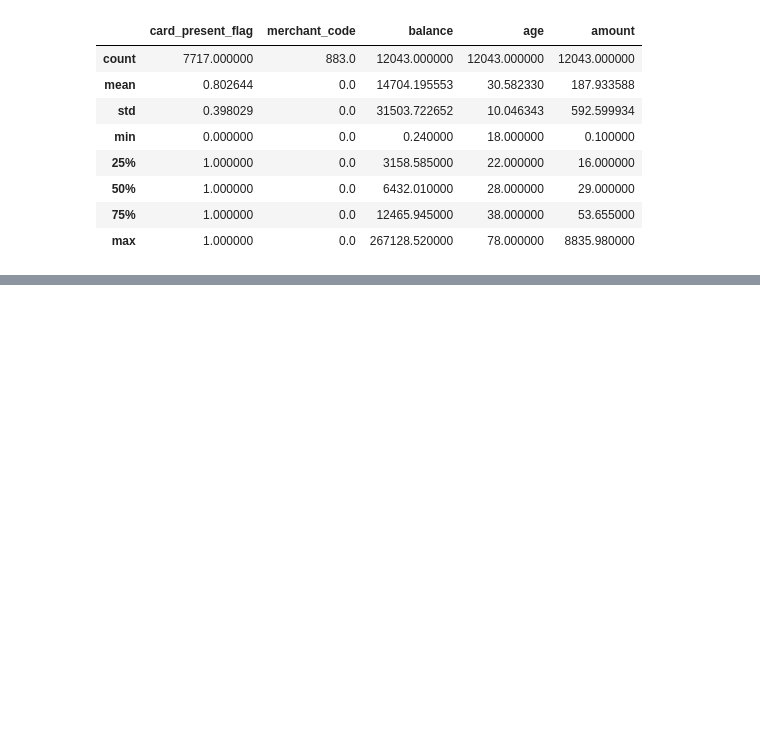
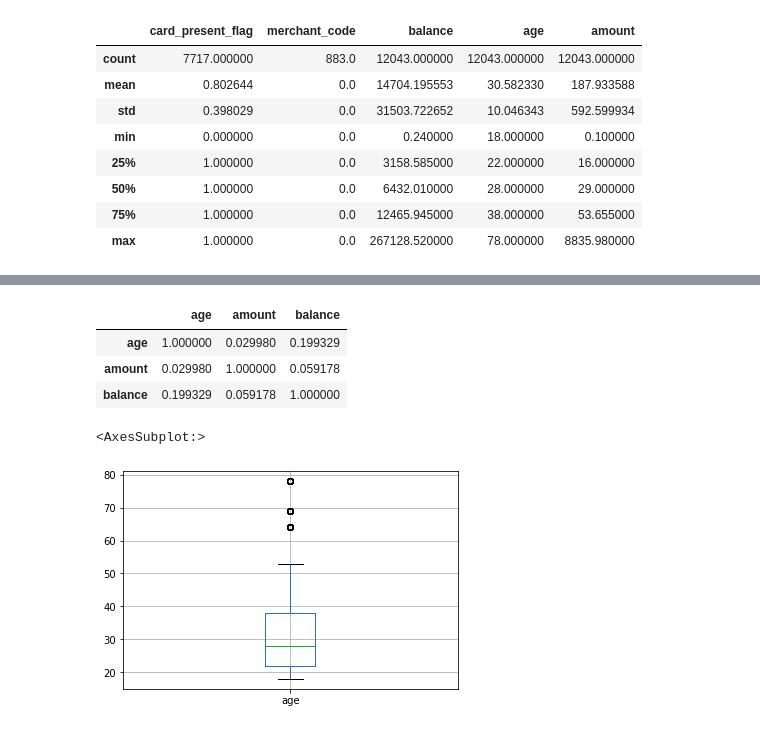
Before and after one commit to ozerm/ANZ, a Jupyter notebook: Untitled.ipynb, the cells around one changed output, grey strips where cells are left out. Cells and saved outputs as stored; diff of their text form; code cells hidden in the pictures; blank space fills up the shorter version.

```diff
--- a/Untitled.ipynb
+++ b/Untitled.ipynb
@@ -182,0 +242,7 @@ plt.show()
+# %%
+df.insert(23, 'longitude', 0)
+df.insert(24, 'latitude', 0)
+# %%
+for i in range(len(df['long_lat'])):
+    df['longitude'][i] = df['long_lat'][i].split(' ')[0]
+    df['latitude'][i] = df['long_lat'][i].split(' ')[1]
@@ -182,0 +293,12 @@ plt.show()
+# %%
+df[['age', 'amount', 'balance']].corr()
+# %% [output]
+|  | age | amount | balance |
+| age | 1.000000 | 0.029980 | 0.199329 |
+| amount | 0.029980 | 1.000000 | 0.059178 |
+| balance | 0.199329 | 0.059178 | 1.000000 |
+# %%
+df.boxplot('age')
+# %% [output]
+<AxesSubplot:>
+[figure, added]
```
Also changed, not shown: parts of 18 cells of this notebook.
